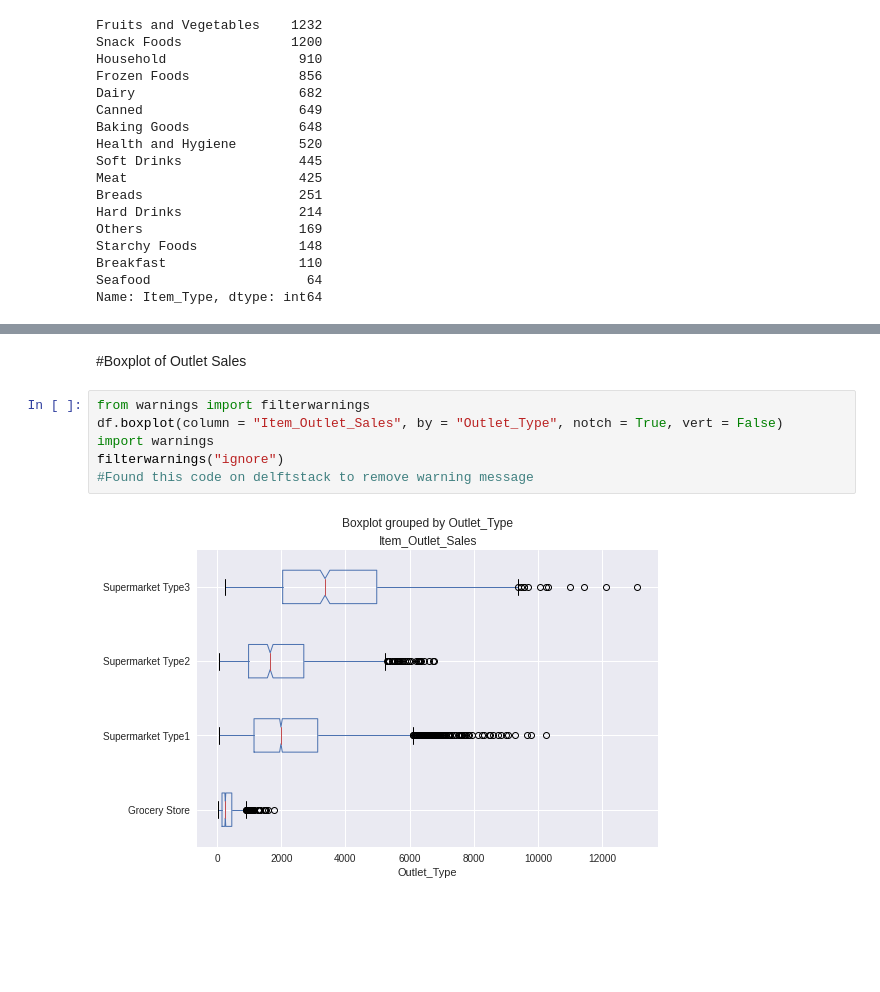
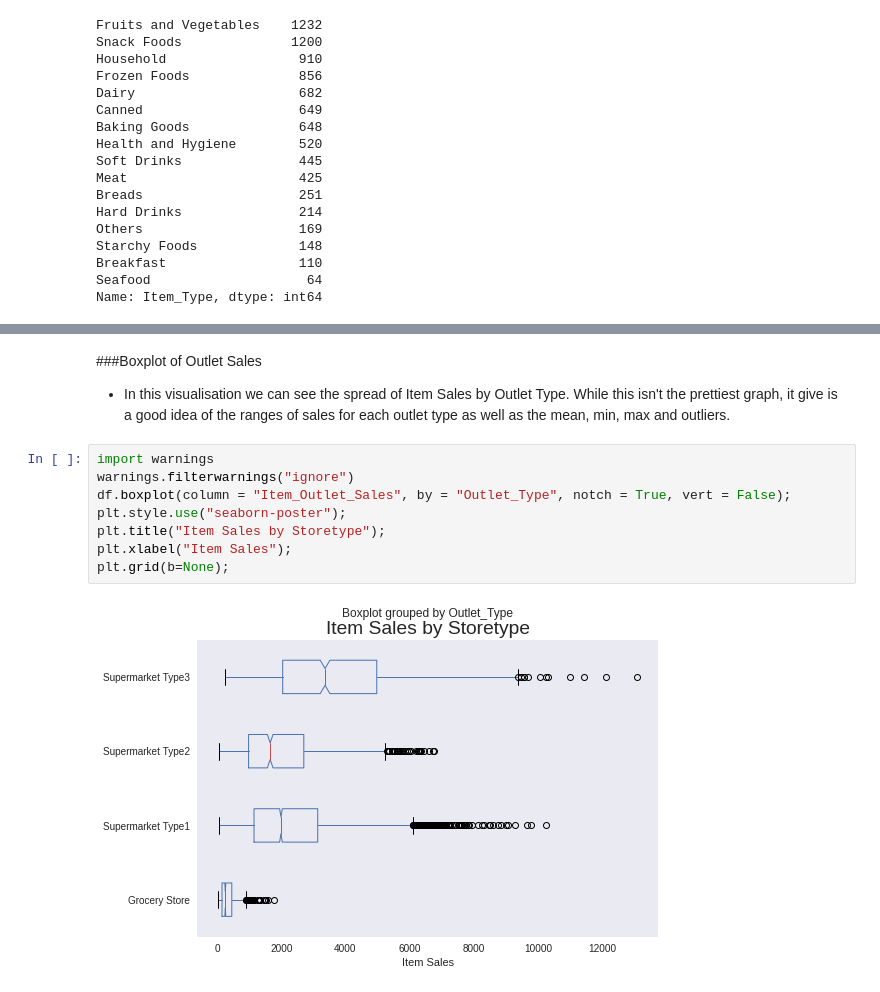
Before and after one commit to lindseyvanosky/Project-1-Predicting-Food-Sales, a Jupyter notebook: LV_Food_Sales_Predictions.ipynb, the cells around one changed output, grey strips where cells are left out. Drawn from its saved outputs; the diff is of its cells as text; blank space fills up the shorter version.

```diff
--- a/LV_Food_Sales_Predictions.ipynb
+++ b/LV_Food_Sales_Predictions.ipynb
@@ -455,10 +455,13 @@ Text(0.5, 1.0, '')
-# %% [markdown]
-#Boxplot of Outlet Sales
-# %%
-from warnings import filterwarnings
-df.boxplot(column = "Item_Outlet_Sales", by = "Outlet_Type", notch = True, vert = False)
-import warnings
-filterwarnings("ignore")
-#Found this code on delftstack to remove warning message
-# %% [output]
-[figure, removed]
+# %% [markdown]
+###Boxplot of Outlet Sales
+- In this visualisation we can see the spread of Item Sales by Outlet Type. While this isn't the prettiest graph, it give is a good idea of the ranges of sales for each outlet type as well as the mean, min, max and outliers.
+# %%
+import warnings
+warnings.filterwarnings("ignore")
+df.boxplot(column = "Item_Outlet_Sales", by = "Outlet_Type", notch = True, vert = False);
+plt.style.use("seaborn-poster");
+plt.title("Item Sales by Storetype");
+plt.xlabel("Item Sales");
+plt.grid(b=None);
+# %% [output]
+[figure, added]
```
Also changed, not shown: parts of 18 cells of this notebook.
